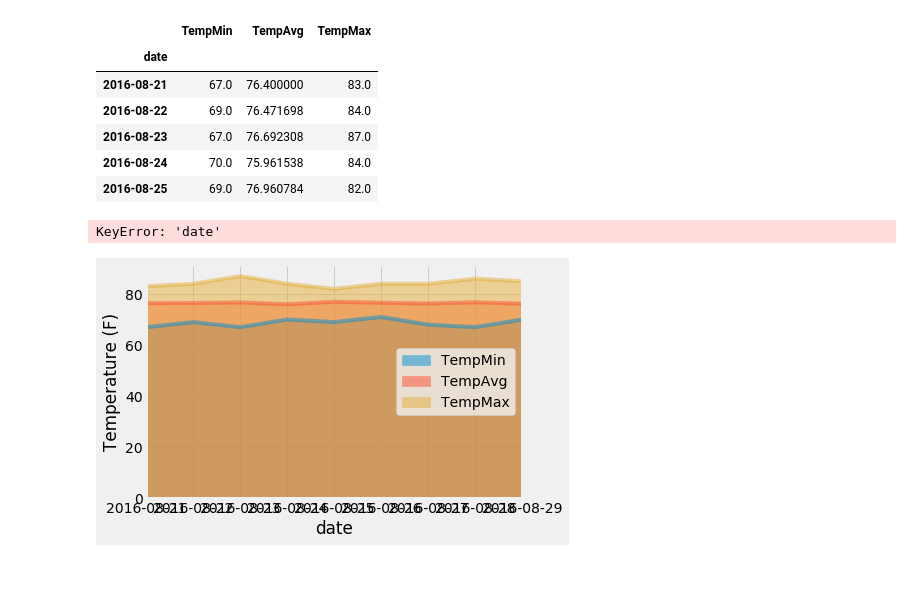
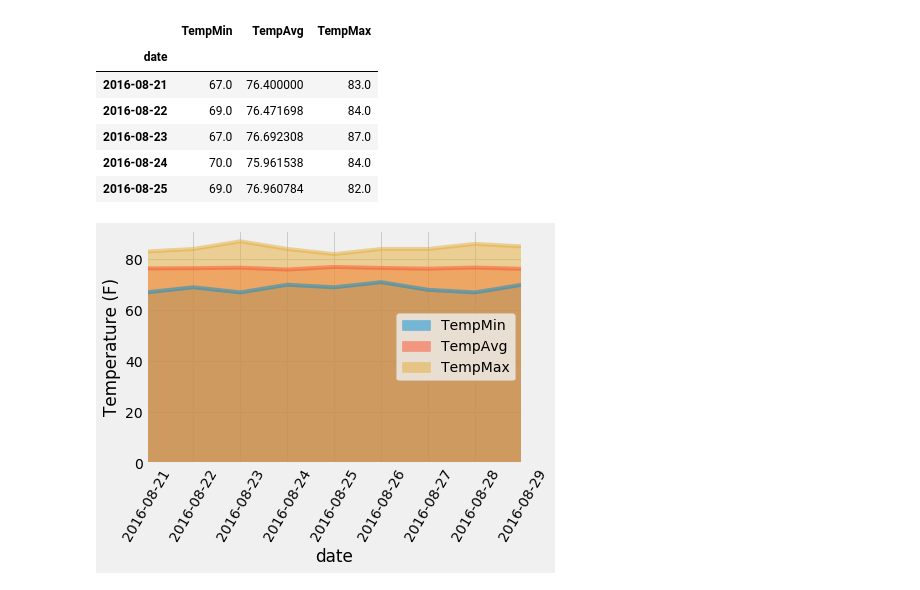
Before and after one commit to ishanku/sqlalchemy-challenge, a Jupyter notebook: climate_starter.ipynb, the cells around one changed output. Saved outputs shown, nothing was run; the diff lists cells and outputs as text; code cells hidden in the pictures.

```diff
--- a/climate_starter.ipynb
+++ b/climate_starter.ipynb
@@ -390,12 +390,12 @@ trip_normals.head()
 # %%
 # Plot the daily normals as an area plot with `stacked=False`
 trip_normals.plot(kind="area", stacked=False)
 plt.legend(loc="right")
 plt.ylabel("Temperature (F)")
-plt.xticks(range(len(trip_normals["date"])), trip_normals["date"], rotation="60")
+plt.xticks(range(len(trip_normals.index)), trip_normals.index, rotation="60")
+plt.savefig("./Output/daily-normals.png")
 plt.show()
 # %% [output]
-KeyError: 'date'
-[figure, old version]
+[figure, new version]
 # %%
 # Plot the daily normals as an area plot with `stacked=False`
```
Also changed, not shown: parts of 1 cell of this notebook, 3 other files.
